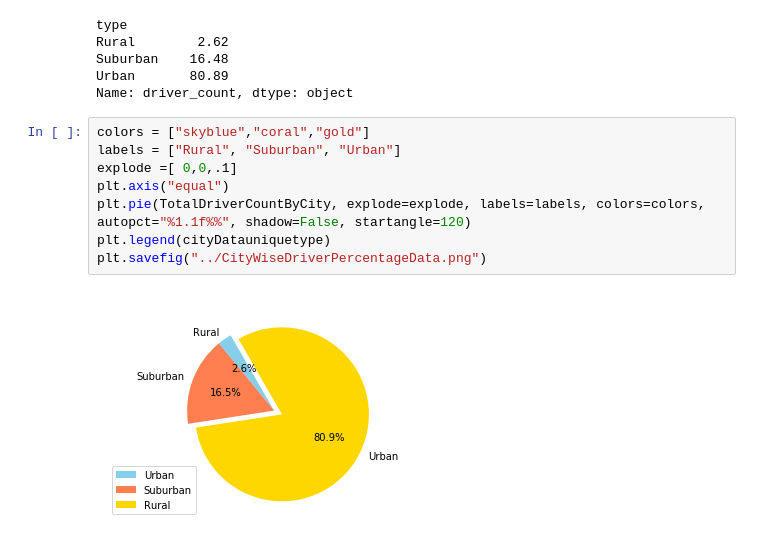
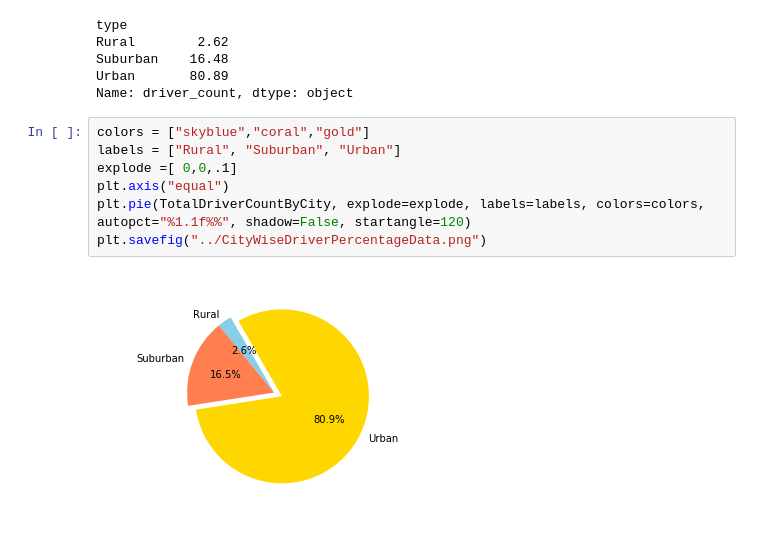
Before and after one commit to guptamadhulika01/RideShareAnalytics, a Jupyter notebook: pyber_starter.ipynb, the cells around one changed output. Cells and saved outputs as stored; diff of their text form.

```diff
--- a/pyber_starter.ipynb
+++ b/pyber_starter.ipynb
@@ -242,10 +244,9 @@ Name: driver_count, dtype: object
 # %%
 colors = ["skyblue","coral","gold"]
 labels = ["Rural", "Suburban", "Urban"]
 explode =[ 0,0,.1]
 plt.axis("equal")
 plt.pie(TotalDriverCountByCity, explode=explode, labels=labels, colors=colors, autopct="%1.1f%%", shadow=False, startangle=120)
-plt.legend(cityDatauniquetype)
 plt.savefig("../CityWiseDriverPercentageData.png")
 # %% [output]
-[figure, old version]
+[figure, new version]
```
Also changed, not shown: parts of 7 cells of this notebook, 3 other files.
